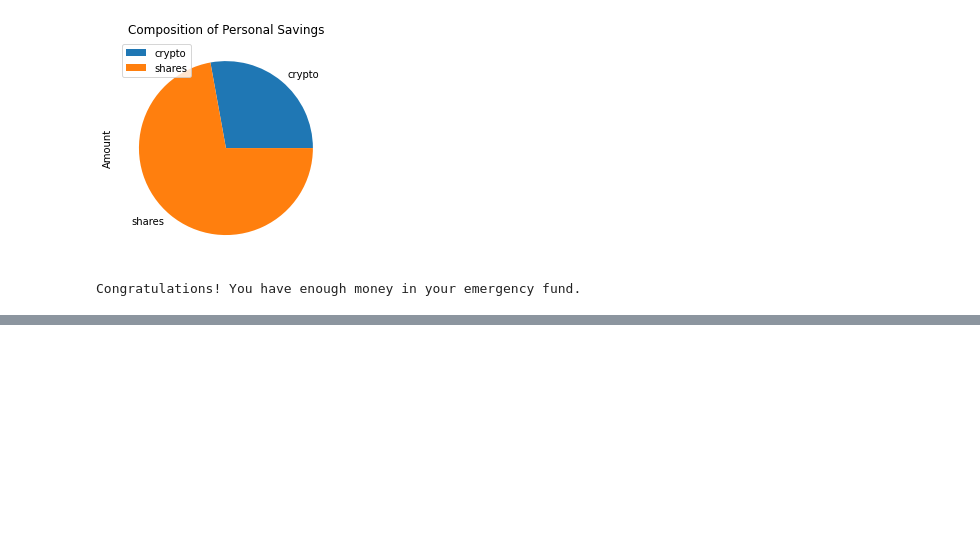
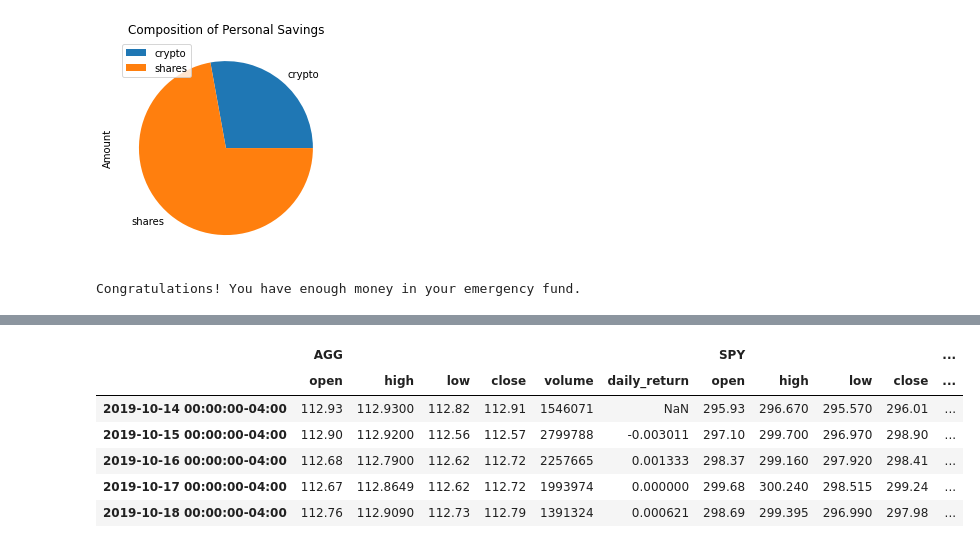
Before and after one commit to campbell8081/Unit05-APIsHW, a Jupyter notebook: financial-planner.ipynb, the cells around one changed output, grey strips where cells are left out. Cells and saved outputs as stored; diff of their text form; code cells hidden in the pictures; blank space fills up the shorter version.

Commit message:
monte carlo changes

```diff
--- a/financial-planner.ipynb
+++ b/financial-planner.ipynb
@@ -230,0 +231,14 @@ df_ticker_retirement.head()
+# %%
+# Configure a Monte Carlo simulation to forecast 30 years cumulative returns
+MC_thirty_year = MCSimulation(portfolio_data = df_stock_data, weights=[.40,.60], num_simulation=500, num_trading_days=252*30)
+# %%
+# Printing the simulation input data
+MC_thirty_year.portfolio_data.head()
+# %% [output]
+|  | AGG |  |  |  |  |  | SPY |  |  |  | ... |
+|  | open | high | low | close | volume | daily_return | open | high | low | close | ... |
+| 2019-10-14 00:00:00-04:00 | 112.93 | 112.9300 | 112.82 | 112.91 | 1546071 | NaN | 295.93 | 296.670 | 295.570 | 296.01 | ... |
+| 2019-10-15 00:00:00-04:00 | 112.90 | 112.9200 | 112.56 | 112.57 | 2799788 | -0.003011 | 297.10 | 299.700 | 296.970 | 298.90 | ... |
+| 2019-10-16 00:00:00-04:00 | 112.68 | 112.7900 | 112.62 | 112.72 | 2257665 | 0.001333 | 298.37 | 299.160 | 297.920 | 298.41 | ... |
+| 2019-10-17 00:00:00-04:00 | 112.67 | 112.8649 | 112.62 | 112.72 | 1993974 | 0.000000 | 299.68 | 300.240 | 298.515 | 299.24 | ... |
+| 2019-10-18 00:00:00-04:00 | 112.76 | 112.9090 | 112.73 | 112.79 | 1391324 | 0.000621 | 298.69 | 299.395 | 296.990 | 297.98 | ... |
```
Also changed, not shown: parts of 5 cells of this notebook.
